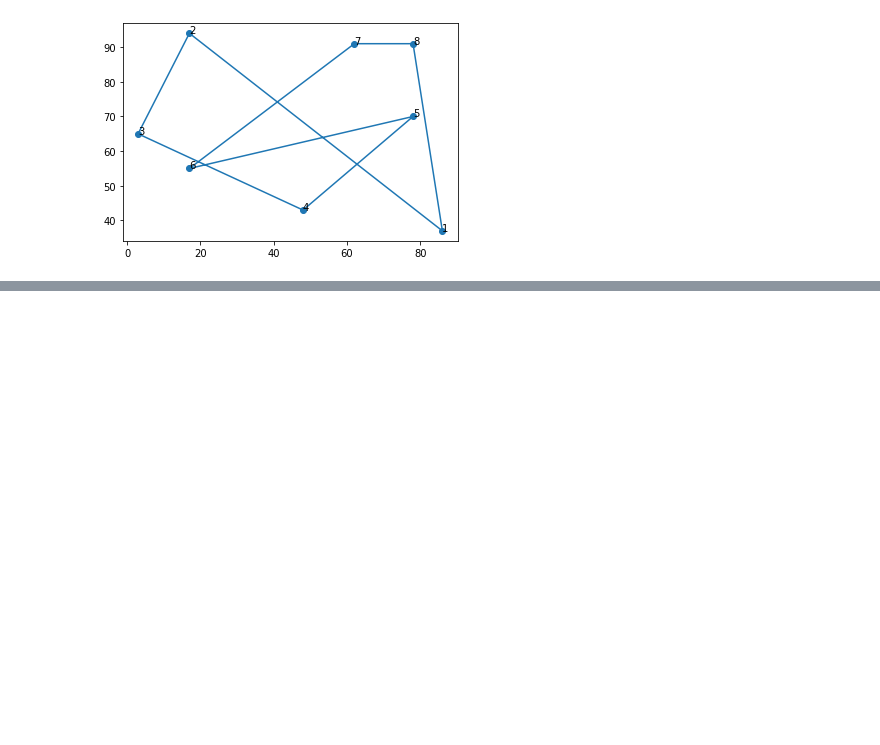
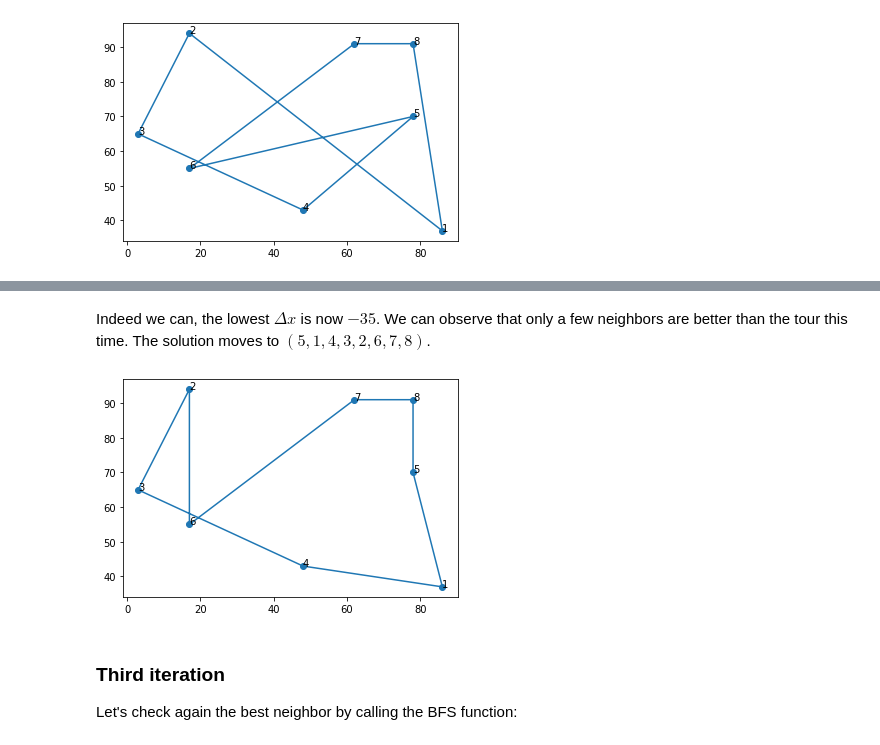
Before and after one commit to netotz/optimization, a Jupyter notebook: tsp/local_search/homework4.ipynb, the cells around one changed output, grey strips where cells are left out. Cells and saved outputs as stored; diff of their text form; code cells hidden in the pictures; blank space fills up the shorter version.

Commit message:
Finish Best Found Strategy of 2-opt

```diff
--- a/tsp/local_search/homework4.ipynb
+++ b/tsp/local_search/homework4.ipynb
@@ -87,0 +185,11 @@ The *2-opt* algorithm is a local search heuristic that consist in selecting 2 ed
+# %% [markdown]
+Indeed we can, the lowest $\Delta x$ is now $-35$. We can observe that only a few neighbors are better than the tour this time. The solution moves to $(5, 1, 4, 3, 2, 6, 7, 8)$.
+# %%
+tour = [5, 1, 4, 3, 2, 6, 7, 8]
+plot_tour()
+# %% [output]
+[figure, added]
+# %% [markdown]
+### Third iteration
+
+Let's check again the best neighbor by calling the BFS function:
```
Also changed, not shown: parts of 32 cells of this notebook.
